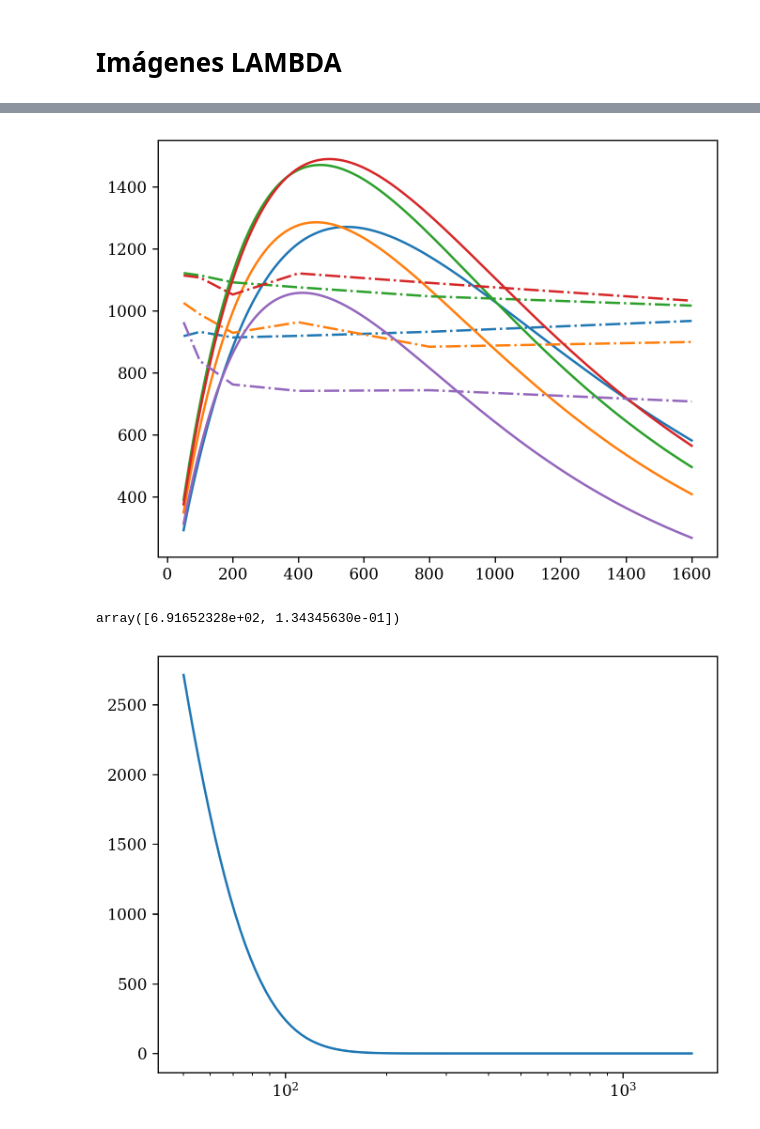
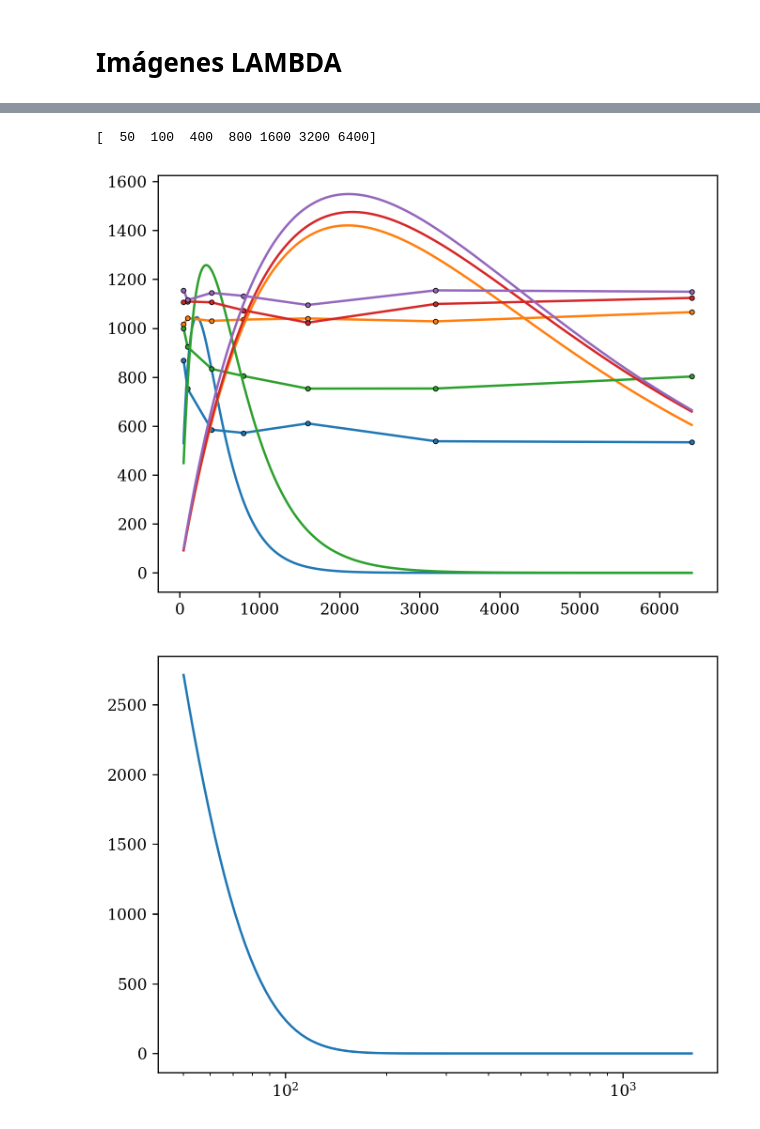
Before and after one commit to agustinbrusco/LAMBDA_Hub, a Jupyter notebook: skipper_image_analysis/pocket_analysis.ipynb, the cells around one changed output, grey strips where cells are left out. Cells and saved outputs as stored; diff of their text form; code cells hidden in the pictures.

```diff
--- a/skipper_image_analysis/pocket_analysis.ipynb
+++ b/skipper_image_analysis/pocket_analysis.ipynb
@@ -375,6 +385,7 @@ def filtro_dipolos(test_frame, threshold, corte_simetria):
     prod_arr = test_frame[:-1] * test_frame[1:]
     val_trampas = []
     coordenadas_trampas = []
+    mascara = np.zeros_like(test_frame)
     for j, col in enumerate(prod_arr.T):  # Recorro las columnas del frame
         for i, val in enumerate(col):  # Recorro los valores de cada columna
             if val < -threshold:
@@ -399,16 +410,18 @@ def filtro_dipolos(test_frame, threshold, corte_simetria):
                     val_2 = test_frame[i_vacio, j]
                     diferencia_relativa = np.abs(100*(np.abs(val_1)-np.abs(val_2))/np.max([np.abs(val_1), np.abs(val_2)]))
                     #print(diferencia_relativa)
-                    if diferencia_relativa < corte_simetria:
+                    if diferencia_relativa < corte_simetria: #filtro por simetría
                         coordenadas_trampas.append(((i_lleno, j), (i_vacio, j)))
                         val_trampas.append(np.abs(val_1-val_2)/2)
+                        mascara[i_lleno, j] = 1
+                        mascara[i_vacio, j] = 1
 
-    return coordenadas_trampas, prod_arr, val_trampas
+    return coordenadas_trampas, prod_arr, val_trampas, mascara
 
 
 threshold = 5e5
 corte_simetria = 20
-coordenadas_trampas, prod_arr, val_trampas = filtro_dipolos(test_frame, threshold, corte_simetria)
+coordenadas_trampas, prod_arr, val_trampas, mascara = filtro_dipolos(test_frame, threshold, corte_simetria)
 # %%
 # EN PROGRESO...
 plt.close("all")
@@ -447,11 +460,13 @@ plt.show()
 # Cargar Archivos desde sus Carpetas por Temperatura
 carpetas_por_temp: dict[str, list[str]] = {
     # 126: ["skipper_data/TRAPS/09NOV2023/",],
-    140: ["skipper_data/TRAPS/10NOV2023_140K/",],
-    150: ["skipper_data/TRAPS/11NOV2023_150K/", "skipper_data/TRAPS/11NOV2023_150K_bis/"],
+    #127: ["skipper_data/TRAPS/16NOV2023_127K/",],
+    140: ["skipper_data/TRAPS/10NOV2023_140K/", "skipper_data/TRAPS/16NOV2023_140K/"],
+    150: ["skipper_data/TRAPS/11NOV2023_150K/", "skipper_data/TRAPS/11NOV2023_150K_bis/", "skipper_data/TRAPS/16NOV2023_150K"],
+
 }
-temperatura = 140
-data_dir = carpetas_por_temp[temperatura][0]
+temperatura = 150
+data_dir = carpetas_por_temp[temperatura][-1]
 files_in_dir = os.listdir(data_dir)
 valid_formats = ["fits",]  # "fz"]
 files_in_dir = [f for f in files_in_dir if f.rsplit(".")[-1] in valid_formats]
@@ -459,9 +474,15 @@ file_data = [f"{i}    " + "    ".join(filename.split("_")[2:]) for i, filename i
 #print("Params in .fits Files in Directory:", *file_data, sep="\n")
 coords_dict = dict()
 vals_dict = dict()
+prod_arr = dict()
+mascara_dipolos = dict()
 for file in files_in_dir:
-    dtph = int(file.rsplit("_")[5][4:])
-    print(dtph)
+    #print(file)
+    if "test" in file:
+        dtph = int(file.rsplit("_")[6][4:])
+    else:
+        dtph = int(file.rsplit("_")[5][4:])
+    #print(dtph)
     #i = -1
     test_image = fits.open(f'{data_dir}/{file}')
     frame_idx = 0
@@ -471,7 +492,8 @@ for file in files_in_dir:
     test_frame = test_frame[1:-r_overscan, PRESCAN_PIX:-c_overscan]  # A.D.U.
     test_frame = test_frame - np.median(test_frame, axis=0)  # A.D.U.
     test_frame = test_frame/ganancia[frame_idx]  # e⁻
-    threshold = 5e5
+    threshold = 5e4
     corte_simetria = 20
-    coords_dict[dtph], _ , vals_dict[dtph] = filtro_dipolos(test_frame, threshold, corte_simetria)
+    coords_dict[dtph], prod_arr[dtph] , vals_dict[dtph], mascara_dipolos[dtph] = filtro_dipolos(test_frame, threshold, corte_simetria)
+
     #print(f"\nLoaded {files_in_dir[i]}\n")
@@ -538,26 +591,26 @@ plt.show()
 # %%
 plt.close("all")
 def intensidad_func(tph, tau, Pc):
     return 40000*Pc*(np.exp(-tph/tau) - np.exp(-2*tph/tau))
 
 %matplotlib inline
 sorted_idxs = np.argsort(dtph_vals)
 dtph_sorted = np.array(dtph_vals)[sorted_idxs]
+print(dtph_sorted)
 for i, index in enumerate(np.random.random_integers(0, len(intensidad_por_trampa)-1, 5)):
     intensidades = intensidad_por_trampa[index]
+    #print(intensidades)
     intensidades = np.array(intensidades)[sorted_idxs]
-    plt.plot(dtph_sorted, intensidades , '-.', c=f"C{i%10}")
-    ppopt, pcov = curve_fit(intensidad_func, dtph_sorted, intensidades, p0 = [5, 1 ] )
+    #print(intensidades)
+    plt.plot(dtph_sorted, intensidades , '.-', mec="k", mew=0.5, c=f"C{i%10}")
+    ppopt, pcov = curve_fit(intensidad_func, dtph_sorted, intensidades, p0 = [70, 1000 ] )
     dtph_dense = np.geomspace(min(dtph_sorted), max(dtph_sorted), 1000)
     plt.plot(dtph_dense, intensidad_func(dtph_dense, *ppopt))
 #plt.xscale("log")
 plt.show()
 # %% [output]
+[  50  100  400  800 1600 3200 6400]
-[figure, old version]
+[figure, new version]
-# %%
-ppopt
-# %% [output]
-array([6.91652328e+02, 1.34345630e-01])
 # %%
 dtph_dense = np.geomspace(50, 1600, 100)
 plt.plot(dtph_dense, intensidad_func(dtph_dense, 20, 0.9))
```
Also changed, not shown: parts of 11 cells of this notebook.
